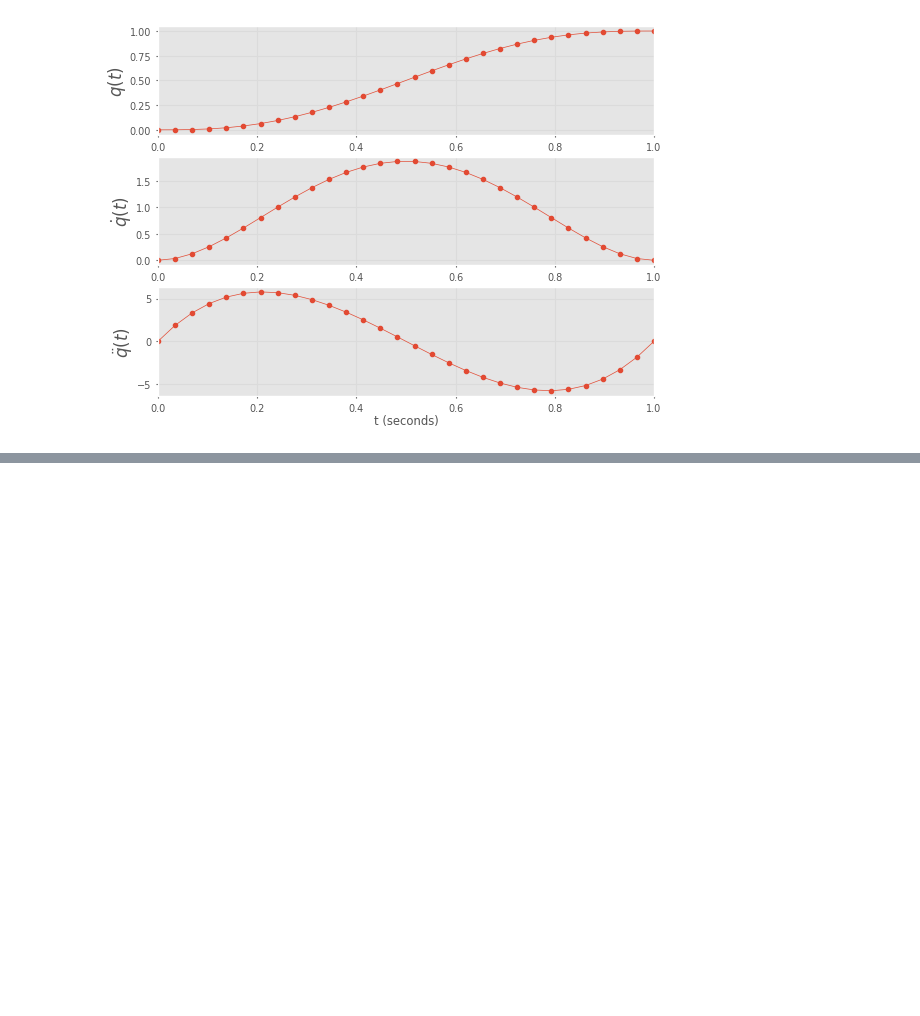
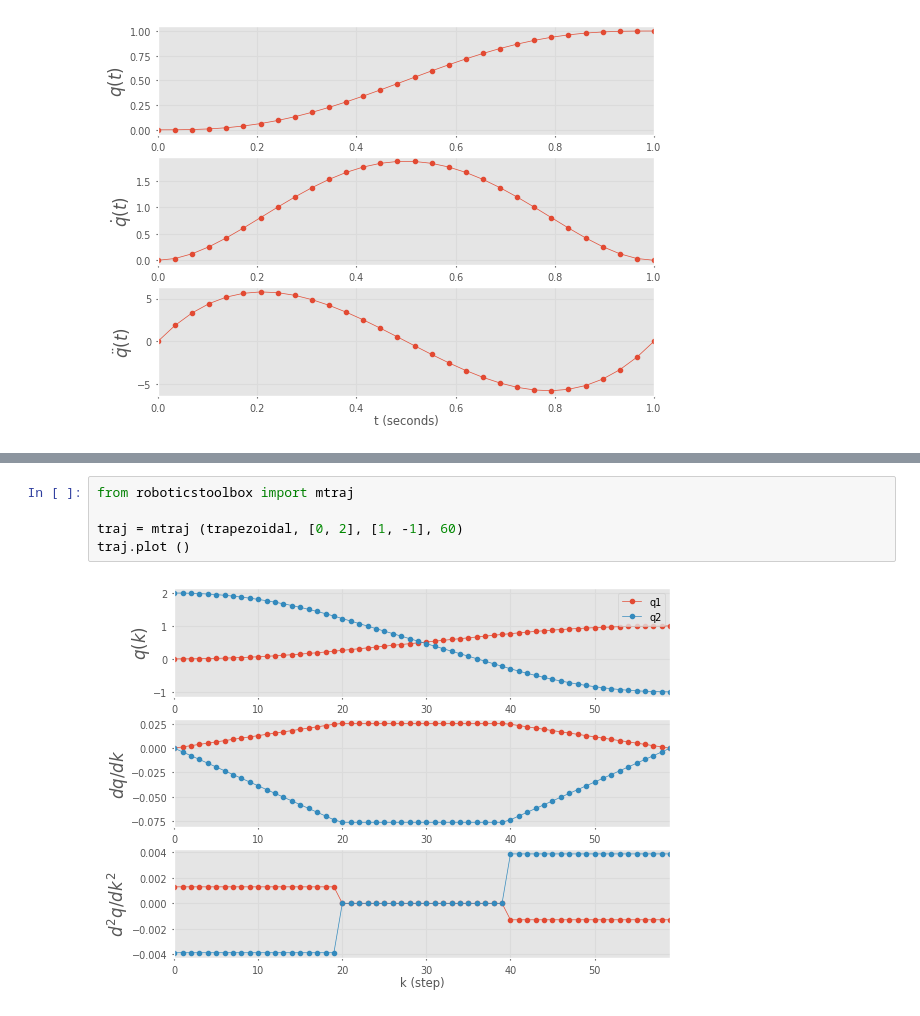
Before and after one commit to AleksandrMorozov123/Computer-vision-with-TensorFlow-Keras-and-OpenCV, a Jupyter notebook: toolbox_for_robotics.ipynb, the cells around one changed output, grey strips where cells are left out. Drawn from its saved outputs; the diff is of its cells as text; blank space fills up the shorter version.

```diff
--- a/toolbox_for_robotics.ipynb
+++ b/toolbox_for_robotics.ipynb
@@ -287,0 +314,7 @@ traj.plot ()
+# %%
+from roboticstoolbox import mtraj
+
+traj = mtraj (trapezoidal, [0, 2], [1, -1], 60)
+traj.plot ()
+# %% [output]
+[figure, added]
```
Also changed, not shown: parts of 7 cells of this notebook.
